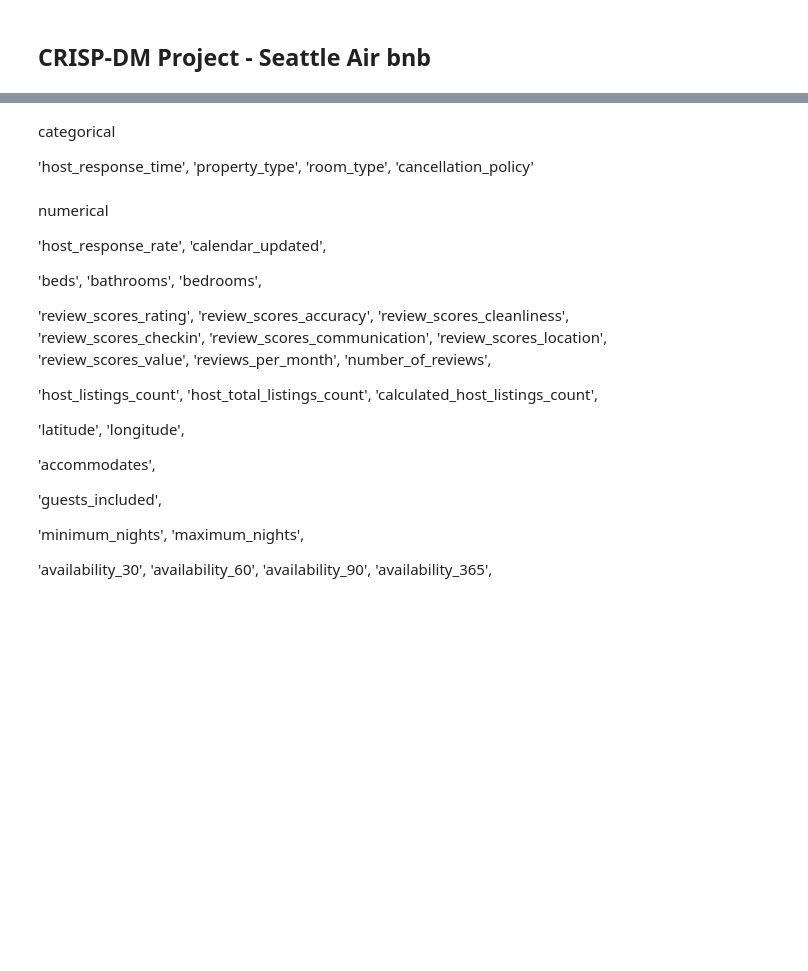
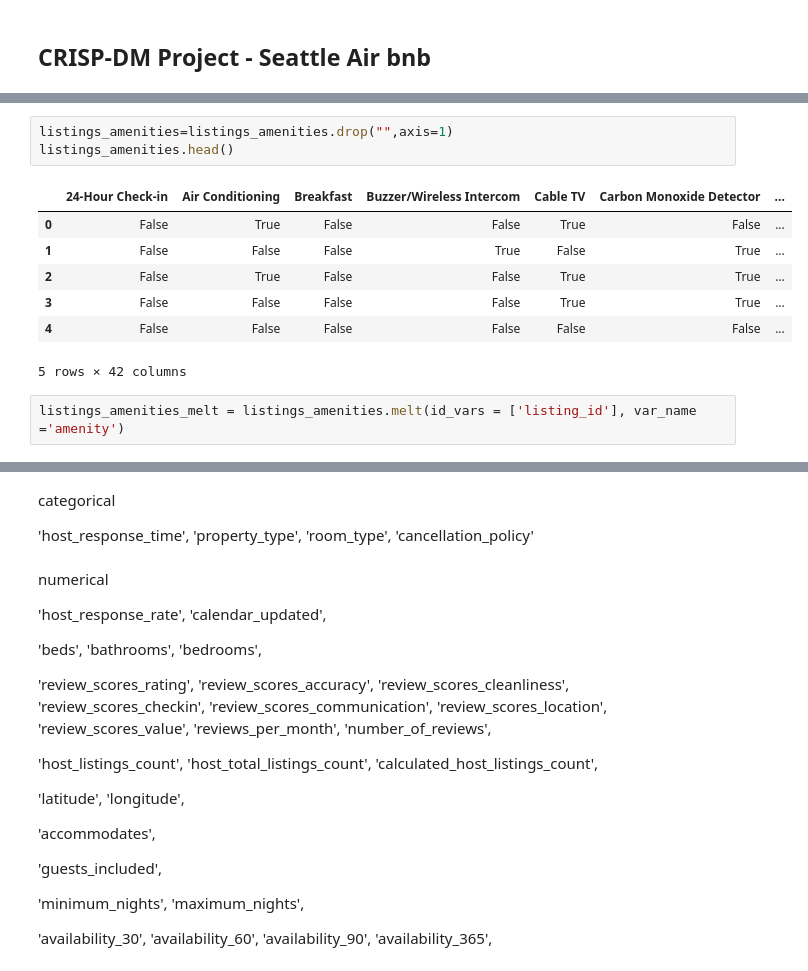
Before and after one commit to kimgaulojs/seattle_airbnb, a Jupyter notebook: Data Wrangling.ipynb, the cells around one changed output, grey strips where cells are left out. Cells and saved outputs as stored; diff of their text form; blank space fills up the shorter version.

```diff
--- a/Data Wrangling.ipynb
+++ b/Data Wrangling.ipynb
@@ -349,0 +327,13 @@ test = listings_df.dropna(subset=['cleaning_fee'], axis =0)
+# %%
+listings_amenities=listings_amenities.drop("",axis=1)
+listings_amenities.head()
+# %% [output]
+|  | 24-Hour Check-in | Air Conditioning | Breakfast | Buzzer/Wireless Intercom | Cable TV | Carbon Monoxide Detector | ... |
+| 0 | False | True | False | False | True | False | ... |
+| 1 | False | False | False | True | False | True | ... |
+| 2 | False | True | False | False | True | True | ... |
+| 3 | False | False | False | False | True | True | ... |
+| 4 | False | False | False | False | False | False | ... |
+5 rows × 42 columns
+# %%
+listings_amenities_melt = listings_amenities.melt(id_vars = ['listing_id'], var_name ='amenity')
```
Also changed, not shown: parts of 40 cells of this notebook.
